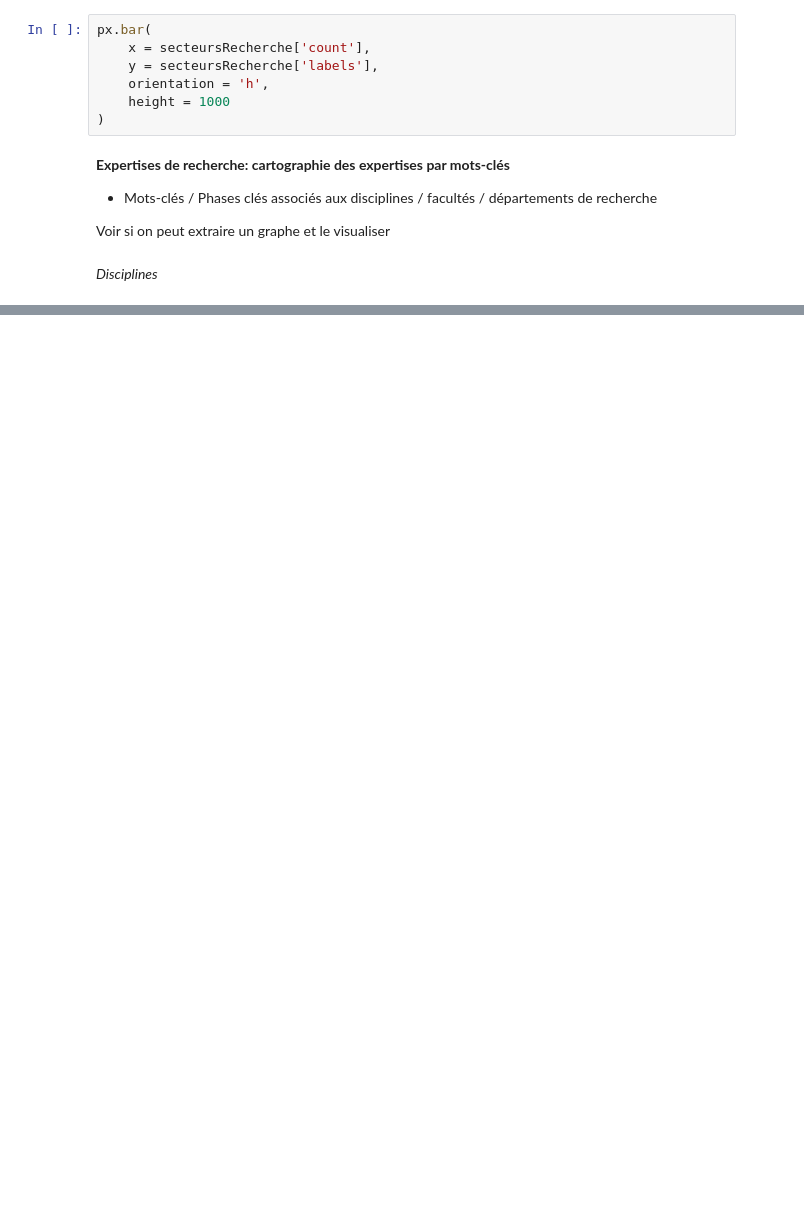
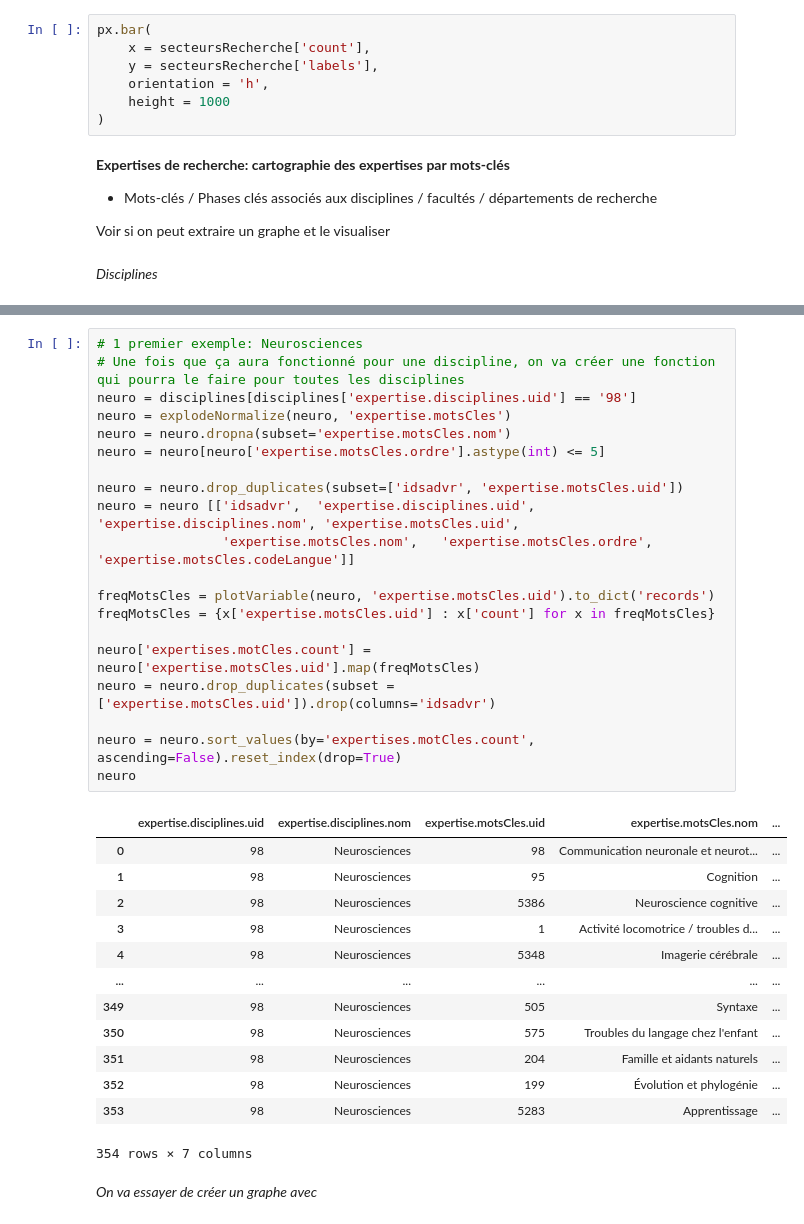
Before and after one commit to sadvr/sadvr-dashboard, a Jupyter notebook: API_SADVR_expertisesRecherche.ipynb, the cells around one changed output, grey strips where cells are left out. Saved outputs shown, nothing was run; the diff lists cells and outputs as text; blank space fills up the shorter version.

```diff
--- a/API_SADVR_expertisesRecherche.ipynb
+++ b/API_SADVR_expertisesRecherche.ipynb
@@ -157,0 +132,36 @@ neuro
+# %%
+# 1 premier exemple: Neurosciences
+# Une fois que ça aura fonctionné pour une discipline, on va créer une fonction qui pourra le faire pour toutes les disciplines
+neuro = disciplines[disciplines['expertise.disciplines.uid'] == '98']
+neuro = explodeNormalize(neuro, 'expertise.motsCles')
+neuro = neuro.dropna(subset='expertise.motsCles.nom')
+neuro = neuro[neuro['expertise.motsCles.ordre'].astype(int) <= 5]
+
+neuro = neuro.drop_duplicates(subset=['idsadvr', 'expertise.motsCles.uid'])
+neuro = neuro [['idsadvr',	'expertise.disciplines.uid', 'expertise.disciplines.nom', 'expertise.motsCles.uid',
+                'expertise.motsCles.nom',	'expertise.motsCles.ordre',	'expertise.motsCles.codeLangue']]
+
+freqMotsCles = plotVariable(neuro, 'expertise.motsCles.uid').to_dict('records')
+freqMotsCles = {x['expertise.motsCles.uid'] : x['count'] for x in freqMotsCles}
+
+neuro['expertises.motCles.count'] = neuro['expertise.motsCles.uid'].map(freqMotsCles)
+neuro = neuro.drop_duplicates(subset = ['expertise.motsCles.uid']).drop(columns='idsadvr')
+
+neuro = neuro.sort_values(by='expertises.motCles.count', ascending=False).reset_index(drop=True)
+neuro
+# %% [output]
+|  | expertise.disciplines.uid | expertise.disciplines.nom | expertise.motsCles.uid | expertise.motsCles.nom | ... |
+| 0 | 98 | Neurosciences | 98 | Communication neuronale et neurot... | ... |
+| 1 | 98 | Neurosciences | 95 | Cognition | ... |
+| 2 | 98 | Neurosciences | 5386 | Neuroscience cognitive | ... |
+| 3 | 98 | Neurosciences | 1 | Activité locomotrice / troubles d... | ... |
+| 4 | 98 | Neurosciences | 5348 | Imagerie cérébrale | ... |
+| ... | ... | ... | ... | ... | ... |
+| 349 | 98 | Neurosciences | 505 | Syntaxe | ... |
+| 350 | 98 | Neurosciences | 575 | Troubles du langage chez l'enfant | ... |
+| 351 | 98 | Neurosciences | 204 | Famille et aidants naturels | ... |
+| 352 | 98 | Neurosciences | 199 | Évolution et phylogénie | ... |
+| 353 | 98 | Neurosciences | 5283 | Apprentissage | ... |
+354 rows × 7 columns
+# %% [markdown]
+*On va essayer de créer un graphe avec*
```
Also changed, not shown: parts of 13 cells of this notebook, 2 other files.
